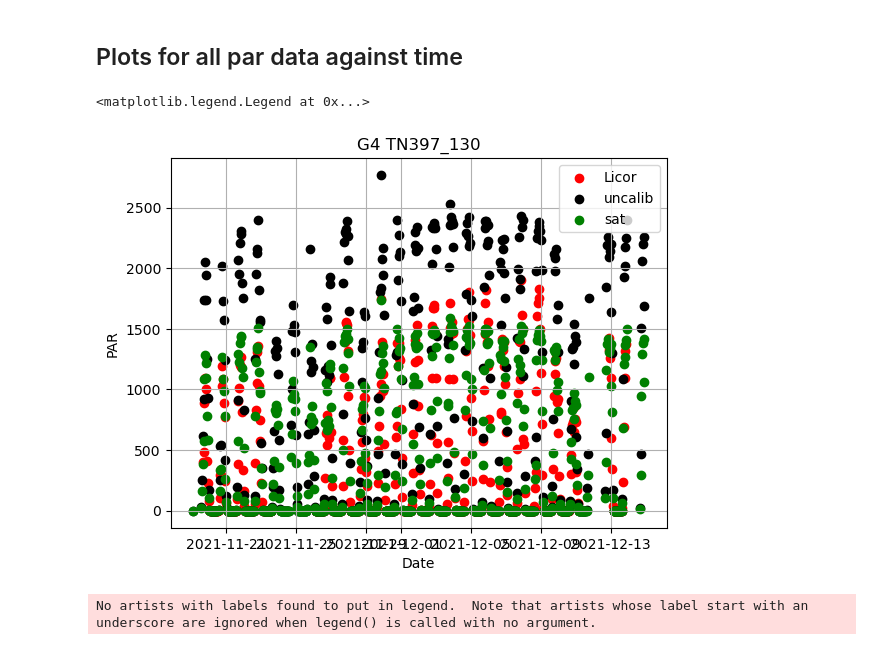
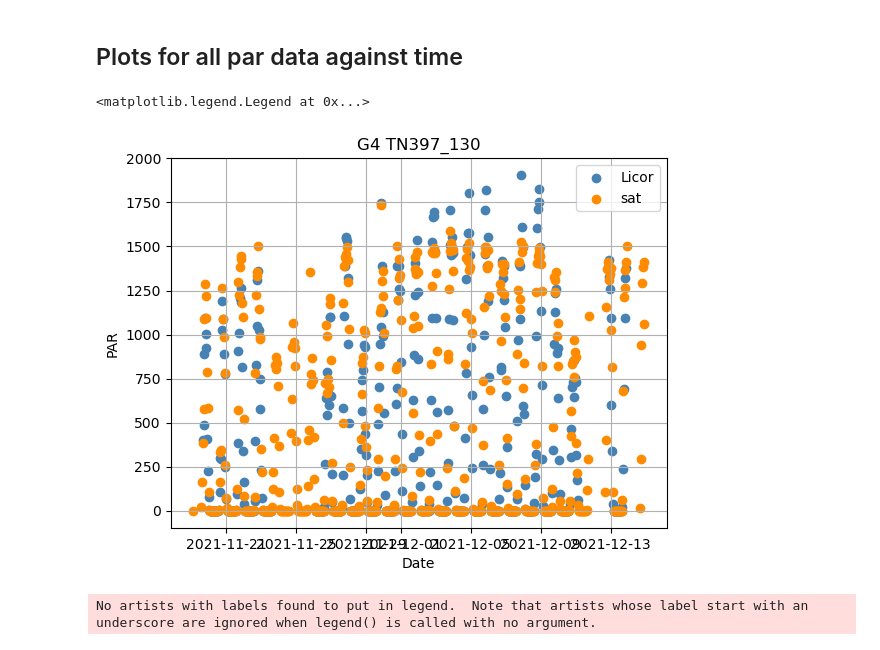
Before and after one commit to kpc02/SACNAS-2023-project, a Jupyter notebook: surface_level_par.ipynb, the cells around one changed output. Cells and saved outputs as stored; diff of their text form; code cells hidden in the pictures.

Commit message:
new plot made in surface_level_par

```diff
--- a/surface_level_par.ipynb
+++ b/surface_level_par.ipynb
@@ -132,24 +146,24 @@ sat_par#.to_csv('sat_par.csv')
 # %%
 x1 = licor_hourly['datetime']
 x2 = uncalib_par['Date']
 y1 = licor_hourly['mean_PAR']
 y2 = uncalib_par['PAR']
 y3 = sat_par['PAR']
 
 
-plt.scatter(x1, y1, color='red', label='Licor')
-plt.scatter(x2, y2, color='black', label='uncalib')
-plt.scatter(x2, y3, color='green', label='sat')
+plt.scatter(x1, y1, color='steelblue', label='Licor')
+#plt.scatter(x2, y2, color='black', label='uncalib')
+plt.scatter(x2, y3, color='darkorange', label='sat')
 
 
 plt.xlabel("Date")
 plt.ylabel("PAR")
 plt.title("G4 TN397_130")
 plt.grid()
 plt.legend()
 # %% [output]
 <matplotlib.legend.Legend at 0x...>
-[figure, old version]
+[figure, new version]
 # %%
 x = big_par['mean_PAR']
 y = big_par['sat_par']
```
Also changed, not shown: parts of 1 cell of this notebook, 1 other file.
